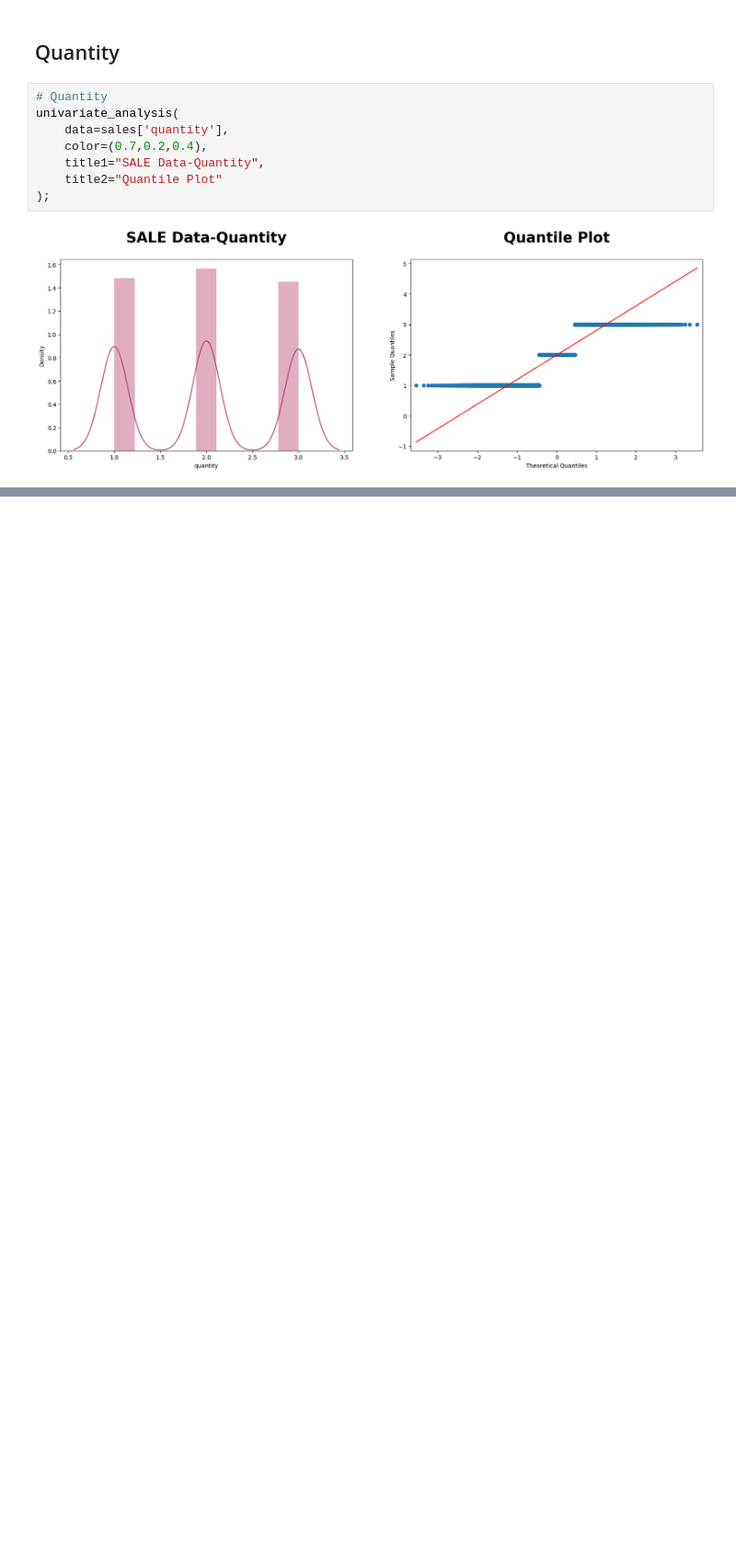
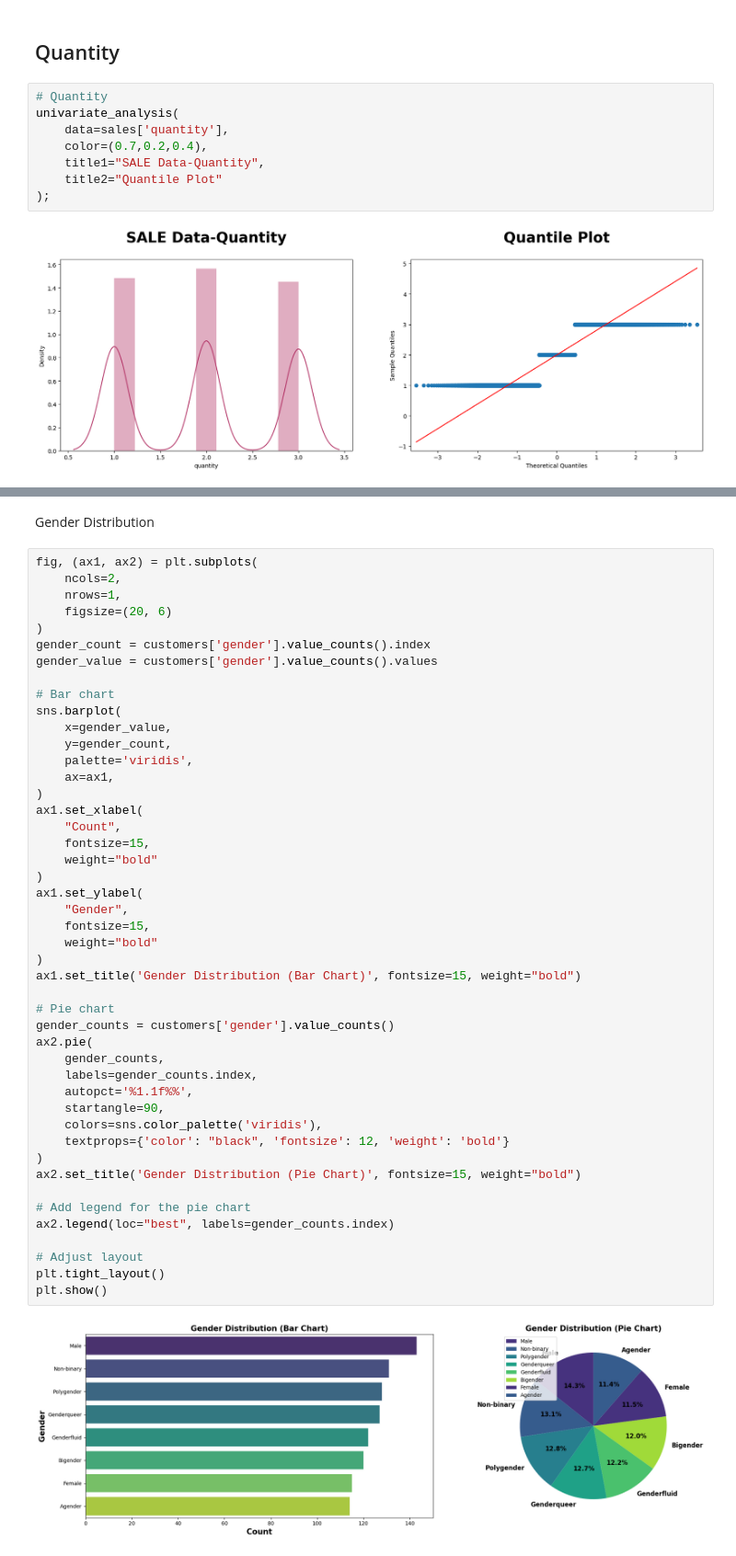
Before and after one commit to DuongHe2907/Analysis-of-Shopping-Cart-Data, a Jupyter notebook: Analysis of Shopping Cart/Notebook/Analysis_of_Shopping_Cart_Data.ipynb, the cells around one changed output, grey strips where cells are left out. Shown at 92% size. Drawn from its saved outputs; the diff is of its cells as text; blank space fills up the shorter version.

```diff
--- a/Analysis of Shopping Cart/Notebook/Analysis_of_Shopping_Cart_Data.ipynb
+++ b/Analysis of Shopping Cart/Notebook/Analysis_of_Shopping_Cart_Data.ipynb
@@ -706,0 +576,50 @@ cop_data
+# %% [markdown]
+Gender Distribution
+# %%
+fig, (ax1, ax2) = plt.subplots(
+    ncols=2,
+    nrows=1,
+    figsize=(20, 6)
+)
+gender_count = customers['gender'].value_counts().index
+gender_value = customers['gender'].value_counts().values
+
+# Bar chart
+sns.barplot(
+    x=gender_value,
+    y=gender_count,
+    palette='viridis',
+    ax=ax1,
+)
+ax1.set_xlabel(
+    "Count",
+    fontsize=15,
+    weight="bold"
+)
+ax1.set_ylabel(
+    "Gender",
+    fontsize=15,
+    weight="bold"
+)
+ax1.set_title('Gender Distribution (Bar Chart)', fontsize=15, weight="bold")
+
+# Pie chart
+gender_counts = customers['gender'].value_counts()
+ax2.pie(
+    gender_counts,
+    labels=gender_counts.index,
+    autopct='%1.1f%%',
+    startangle=90,
+    colors=sns.color_palette('viridis'),
+    textprops={'color': "black", 'fontsize': 12, 'weight': 'bold'}
+)
+ax2.set_title('Gender Distribution (Pie Chart)', fontsize=15, weight="bold")
+
+# Add legend for the pie chart
+ax2.legend(loc="best", labels=gender_counts.index)
+
+# Adjust layout
+plt.tight_layout()
+plt.show()
+# %% [output]
+[figure, added]
```
Also changed, not shown: parts of 29 cells of this notebook.
